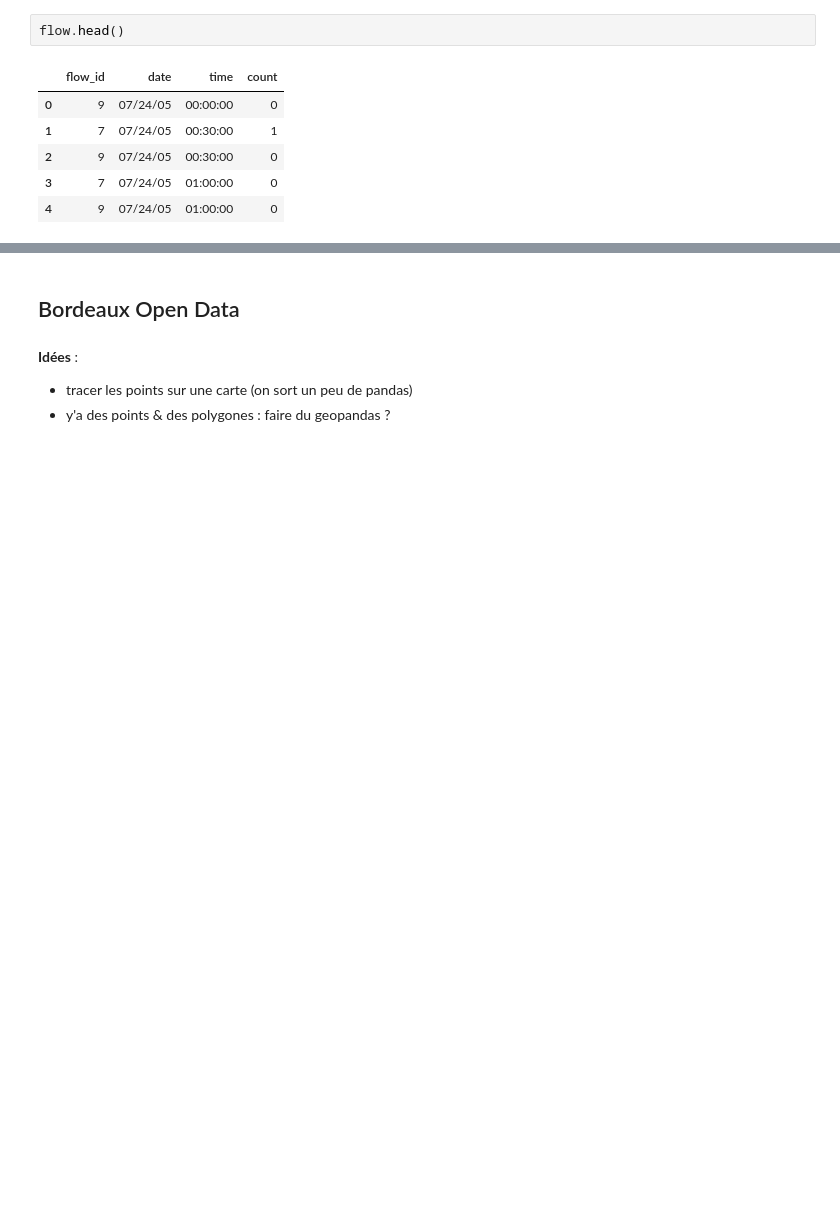
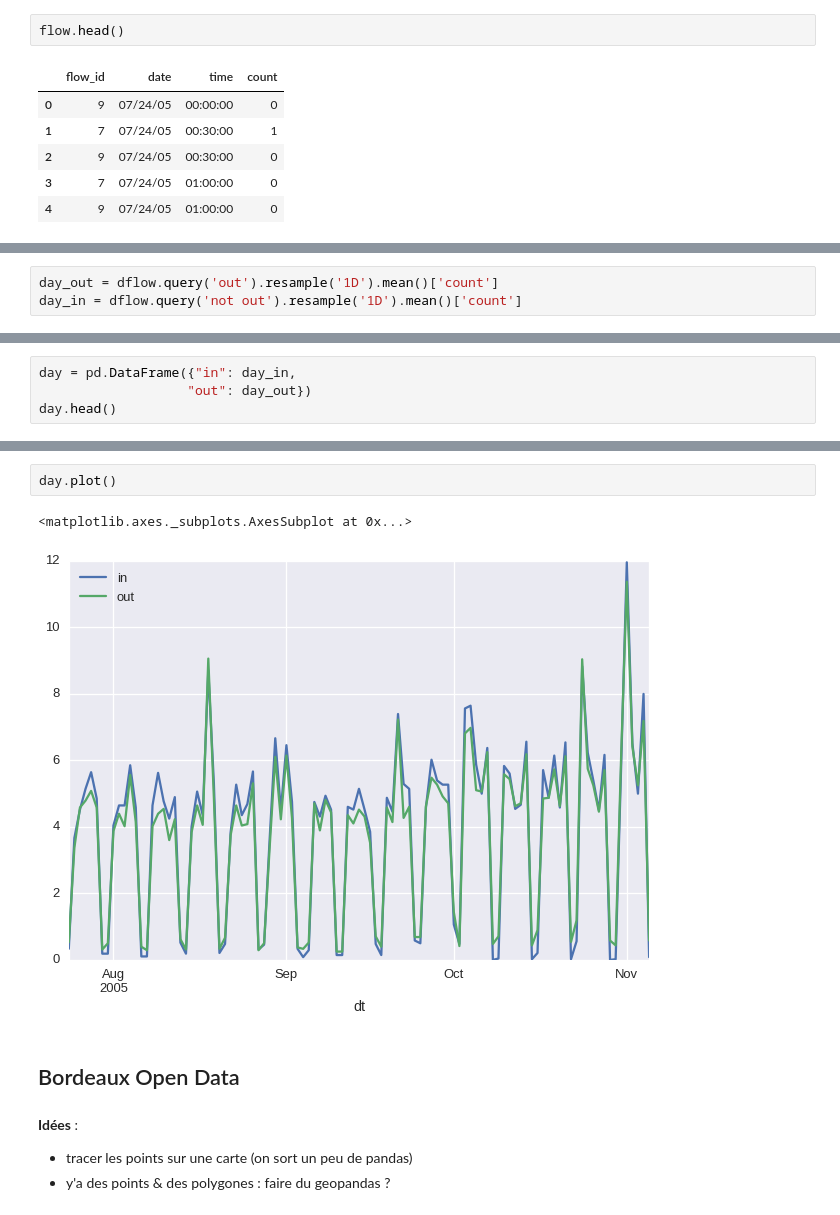
Before and after one commit to garaud/pandas_demo, a Jupyter notebook: Pandas Meetup.ipynb, the cells around one changed output, grey strips where cells are left out. Drawn from its saved outputs; the diff is of its cells as text; blank space fills up the shorter version.

```diff
--- a/Pandas Meetup.ipynb
+++ b/Pandas Meetup.ipynb
@@ -313,0 +405,3 @@ wine.head()
+# %%
+day_out = dflow.query('out').resample('1D').mean()['count']
+day_in = dflow.query('not out').resample('1D').mean()['count']
@@ -313,0 +418,4 @@ wine.head()
+# %%
+day = pd.DataFrame({"in": day_in,
+                   "out": day_out})
+day.head()
@@ -314 +494,6 @@ wine.head()
+# %%
+day.plot()
+# %% [output]
+<matplotlib.axes._subplots.AxesSubplot at 0x...>
+[figure, added]
 # %% [markdown]
```
Also changed, not shown: parts of 40 cells of this notebook.
